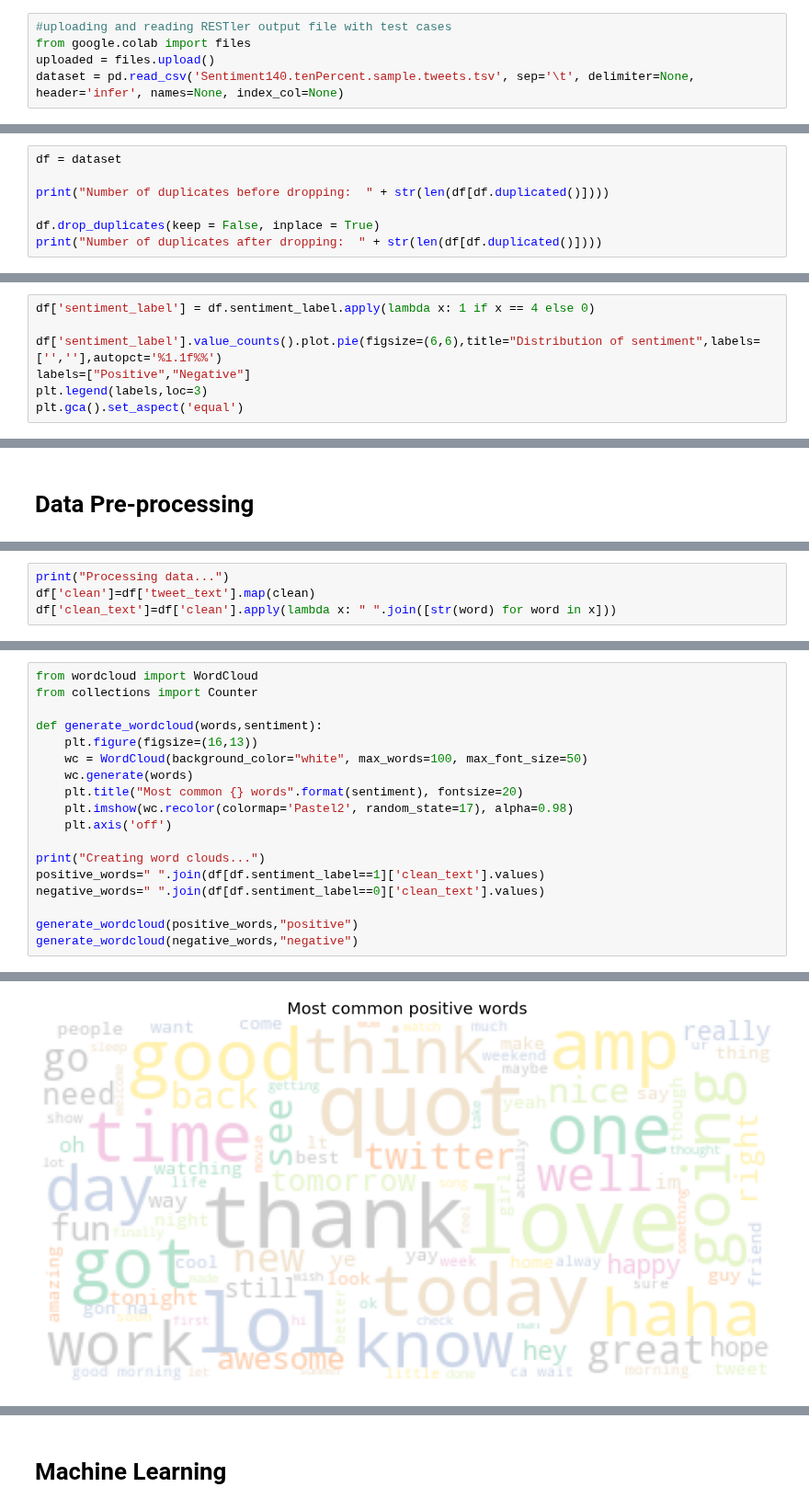
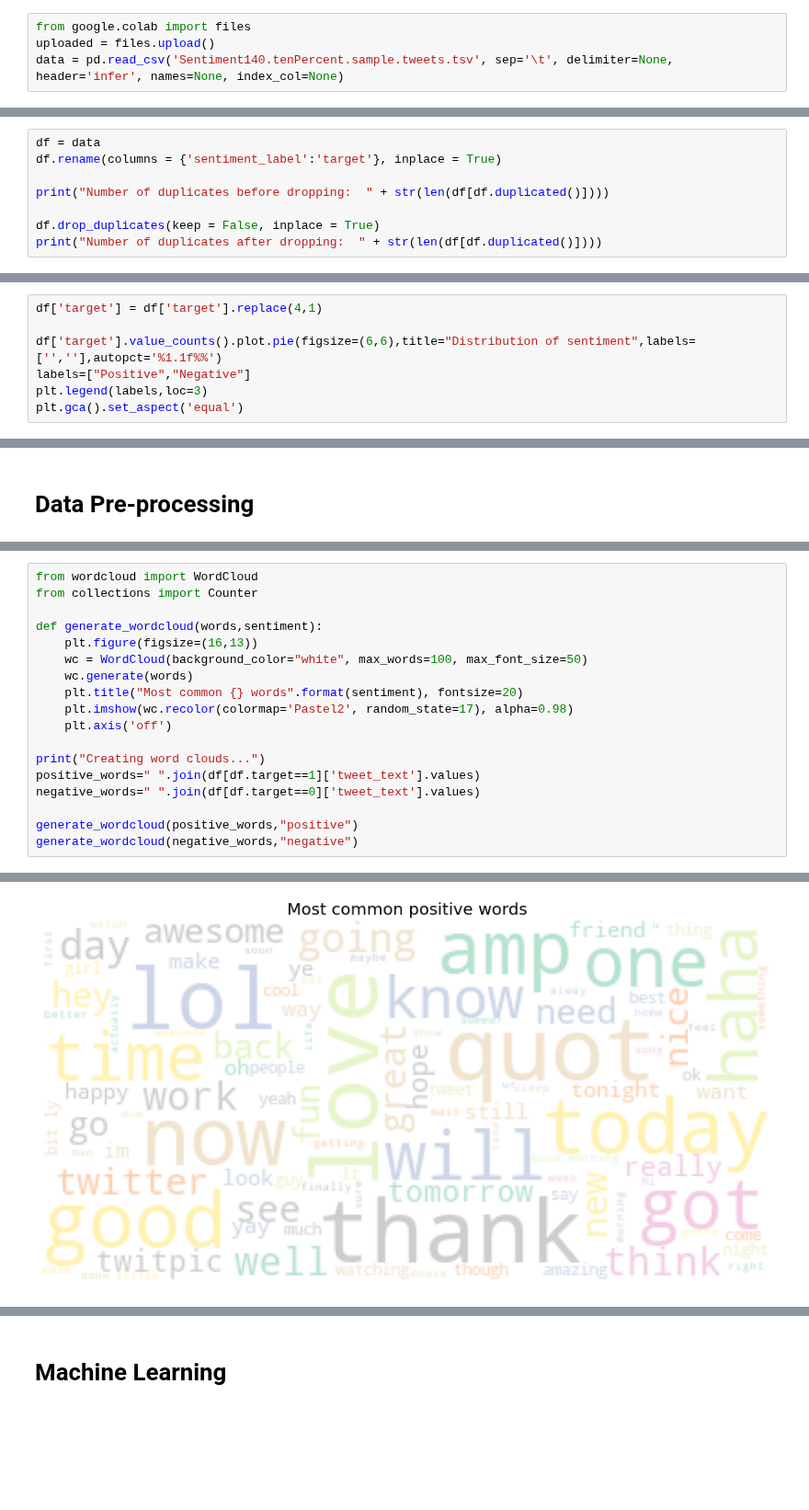
Before and after one commit to claredavies/MachineLearningCoursework, a Jupyter notebook: Assignment2/MachineLearningAssignment2SentimentAnalysis.ipynb, the cells around one changed output, grey strips where cells are left out. Shown at 92% size. Cells and saved outputs as stored; diff of their text form; blank space fills up the shorter version.

```diff
--- a/Assignment2/MachineLearningAssignment2SentimentAnalysis.ipynb
+++ b/Assignment2/MachineLearningAssignment2SentimentAnalysis.ipynb
@@ -12,9 +25,8 @@ import pandas as pd
 pd.set_option("display.max_rows", None)
 pd.set_option("display.max_columns", None)
 # %%
-#uploading and reading RESTler output file with test cases
 from google.colab import files
 uploaded = files.upload()
-dataset = pd.read_csv('Sentiment140.tenPercent.sample.tweets.tsv', sep='\t', delimiter=None, header='infer', names=None, index_col=None)
+data = pd.read_csv('Sentiment140.tenPercent.sample.tweets.tsv', sep='\t', delimiter=None, header='infer', names=None, index_col=None)
 # %% [output]
 [interactive output not drawn]
@@ -50,7 +62,8 @@ print(dataset.isnull().values.any())
 # %% [output]
 False
 # %%
-df = dataset
+df = data
+df.rename(columns = {'sentiment_label':'target'}, inplace = True)
 
 print("Number of duplicates before dropping:  " + str(len(df[df.duplicated()])))
 
@@ -62,9 +75,9 @@ Number of duplicates after dropping:  0
 # %% [markdown]
 Checking if data balanced
 # %%
-df['sentiment_label'] = df.sentiment_label.apply(lambda x: 1 if x == 4 else 0)
+df['target'] = df['target'].replace(4,1)
 
-df['sentiment_label'].value_counts().plot.pie(figsize=(6,6),title="Distribution of sentiment",labels=['',''],autopct='%1.1f%%')
+df['target'].value_counts().plot.pie(figsize=(6,6),title="Distribution of sentiment",labels=['',''],autopct='%1.1f%%')
 labels=["Positive","Negative"]
 plt.legend(labels,loc=3)
 plt.gca().set_aspect('equal')
@@ -99,4 +87,0 @@ def clean(text):
-# %%
-print("Processing data...")
-df['clean']=df['tweet_text'].map(clean)
-df['clean_text']=df['clean'].apply(lambda x: " ".join([str(word) for word in x]))
@@ -107,21 +236,21 @@ Convert into numerical data
 # %%
 from wordcloud import WordCloud
 from collections import Counter
 
 def generate_wordcloud(words,sentiment):
     plt.figure(figsize=(16,13))
     wc = WordCloud(background_color="white", max_words=100, max_font_size=50)
     wc.generate(words)
     plt.title("Most common {} words".format(sentiment), fontsize=20)
     plt.imshow(wc.recolor(colormap='Pastel2', random_state=17), alpha=0.98)
     plt.axis('off')
 
 print("Creating word clouds...")
-positive_words=" ".join(df[df.sentiment_label==1]['clean_text'].values)
-negative_words=" ".join(df[df.sentiment_label==0]['clean_text'].values)
+positive_words=" ".join(df[df.target==1]['tweet_text'].values)
+negative_words=" ".join(df[df.target==0]['tweet_text'].values)
 
 generate_wordcloud(positive_words,"positive")
 generate_wordcloud(negative_words,"negative")
 # %% [output]
 Creating word clouds...
-[figure, old version]
+[figure, new version]
```
Also changed, not shown: parts of 36 cells of this notebook.
